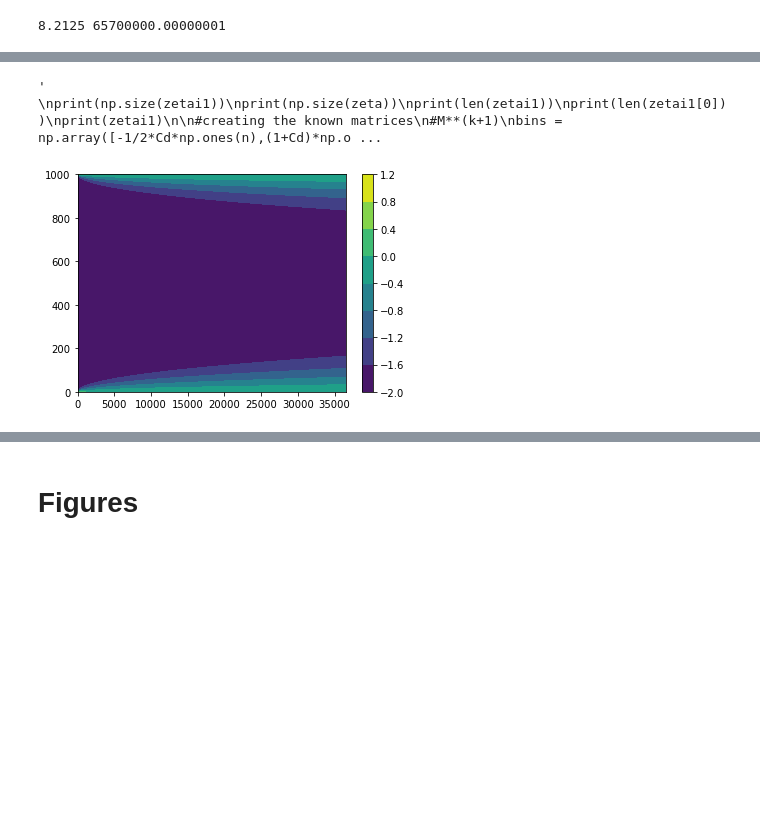
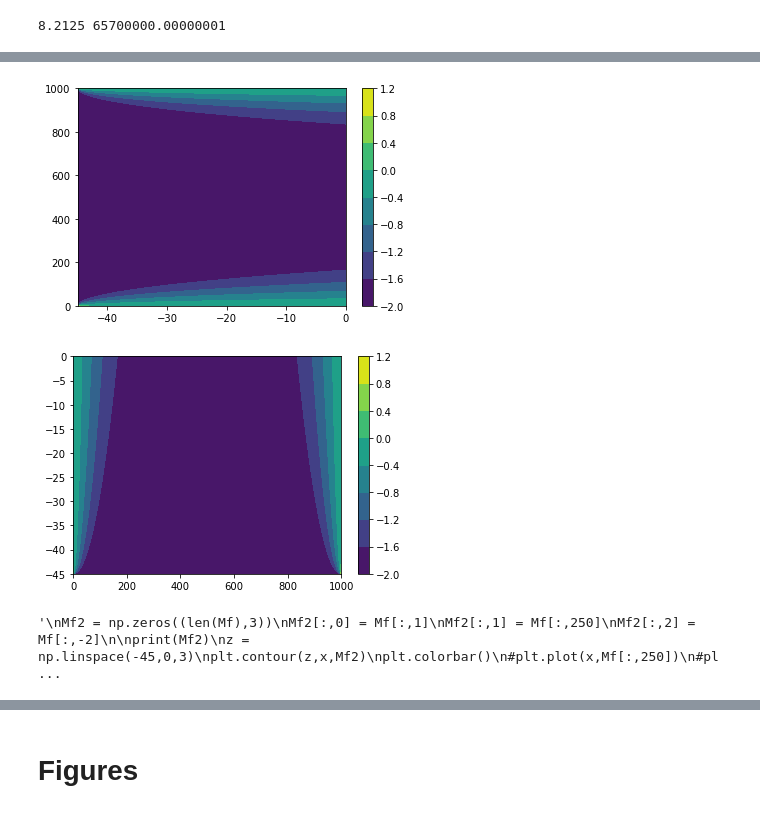
Before and after one commit to ariacreque/4610-Final-Project---Simple-Groundwater-Flow-Models-for-Seawater-Intrusion, a Jupyter notebook: Final Project(1).ipynb, the cells around one changed output, grey strips where cells are left out. Saved outputs shown, nothing was run; the diff lists cells and outputs as text; code cells hidden in the pictures; blank space fills up the shorter version.

```diff
--- a/Final Project(1).ipynb
+++ b/Final Project(1).ipynb
@@ -99,82 +116,73 @@ B = spdiags(data4, diags4,L-1,L-1).toarray()
 #M[0,:] = 0
 #M[0,0] = 1
 
-#hi1 = np.zeros((L-1,500))
+hi1 = np.zeros((L-1,500))
 #zetai1 = np.zeros((L-1,500))
 zeta = np.zeros((L-1,500))  #given values matrix for zeta
 #hmat = np.zeros((L-1,500))  #given values matrix for h
 
 
-#hi1[:,0] = 10 ##CHANGE THIS VALUE, JUST A PLACEHOLDER, INITIAL CONDITION HERE
 #hmat[0,:] = h0
 zeta[:,0] = zeta0
 zeta[-1,:] = zetaf
 
-#print(len(zeta))
-#print(len(zeta[0]))
 
-
-#print((hmat))
 for i in range(0,len(t)-1):
 
     zeta[:,i+1] = np.linalg.inv(A)@(B@zeta[:,i])
-   # hmat[:,i+1] = M@hmat[:,i] + M2@zeta[:,i] #+ N
-   # zeta[:,i+1] = A@zeta[:,i] + B@hmat[:,i+1] #+ dt/n
+    hi1[:,i+1] = zeta[:,i+1]*(-tau/T)
 
- #   hi1[:,i+1] = np.matmul(M,hmat[:,i]) + np.matmul(M2,zetai1[:,i]) #+ N
-  #  zetai1[:,i+1] = np.matmul(A,zeta[:,i]) + np.matmul(B,hi1[:,i+1]) #+ dt/n
-  #  zetai1[:,i+1] = np.linalg.inv(hi1)@(hi@zetai1[:,i]+(0.5*CD)*zeta[:,i]-(-0.5*CD)*zeta[:,i+1])
-  #  hi1[:,i+1] = np.linalg.inv(zetai1)@(zetai@hi1[:,i]+(0.5*CD)*hmat[:,i]-(-0.5*CD)*hmat[:,i+1])
+print(hi1)
 
 Mf = np.zeros((L+1,500))   #final matrix
-Mf[0,:] = -2
+Mf[:,0] = -2
 Mf[1:-1] = zeta[0:,:]
-#Mf[-1,:] = zeta[-1,:]
+Mf[-1,:] = zeta[-1,:]
 
+print(Mf)
 '''
 print(Mf)
 print(hi1)
 print("Zetai1")
 print(zetai1)
 '''
-print(zeta)
+#print(zeta)
 
 z = np.linspace(-45,0,500)
+
+'''
 #print(Mf[0:55])
 #plt.contourf(x[0:20],t,np.transpose(Mf[0:20]))
-plt.contourf(t,x,Mf)
+
+plt.contourf(z,x,Mf)
 #plt.ylim(-45,-38)
 plt.colorbar()
+plt.show()
 
-'''
-for l in range(0,10):
-    plt.plot(x,Mf[:,l])
+plt.contourf(x,z,np.transpose(Mf))
+plt.colorbar()
+plt.show()
+
+for l in range(0,len(Mf)):
+    if l%50==0:
+        plt.plot((Mf[l,:]),z)
+        plt.xlim(-0.01,0.07)
 #plt.ylim(0,5)
-    plt.xlim(0,50)
-    plt.show()
-
-#print(zetai1)
+ #   plt.xlim(0,50)
+#    plt.show()
 '''
 '''
-print(np.size(zetai1))
-print(np.size(zeta))
-print(len(zetai1))
-print(len(zetai1[0]))
-print(zetai1)
+Mf2 = np.zeros((len(Mf),3))
+Mf2[:,0] = Mf[:,1]
+Mf2[:,1] = Mf[:,250]
+Mf2[:,2] = Mf[:,-2]
 
-#creating the known matrices
-#M**(k+1)
-bins = np.array([-1/2*Cd*np.ones(n),(1+Cd)*np.ones(n),-1/2*Cd*np.ones(n)])
-diags = np.array([-1,0,1])
-M_k1 = spdiags(bins,diags,n,n).toarray()
-
-#M**k
-bins2 = np.array([1/2*Cd*np.ones(n),(1-Cd)*np.ones(n),1/2*Cd*np.ones(n)])
-M_k = spdiags(bins2,diags,n,n).toarray()
-
-#A
-A = np.ones(n,len(t))
-A[1,:] = zeta0_a
-A[-1,:] = zeta0_b
+print(Mf2)
+z = np.linspace(-45,0,3)
+plt.contour(z,x,Mf2)
+plt.colorbar()
+#plt.plot(x,Mf[:,250])
+#plt.plot(x,Mf[:,0])
+#plt.plot(x,Mf[:,-1])
 '''
 # %% [output]
@@ -192,5 +204,6 @@ A[-1,:] = zeta0_b
  [-2.          0.82664833 -1.02832184 ... -0.0124888  -0.01247625
   -0.01246374]]
+[figure, new version]
+[figure, added]
-'   \nprint(np.size(zetai1))\nprint(np.size(zeta))\nprint(len(zetai1))\nprint(len(zetai1[0]))\nprint(zetai1)\n\n#creating the known matrices\n#M**(k+1)\nbins = np.array([-1/2*Cd*np.ones(n),(1+Cd)*np.o ...
+'\nMf2 = np.zeros((len(Mf),3))\nMf2[:,0] = Mf[:,1]\nMf2[:,1] = Mf[:,250]\nMf2[:,2] = Mf[:,-2]\n\nprint(Mf2)\nz = np.linspace(-45,0,3)\nplt.contour(z,x,Mf2)\nplt.colorbar()\n#plt.plot(x,Mf[:,250])\n#pl ...
-[figure, old version]
 # %% [markdown]
```
Also changed, not shown: parts of 13 cells of this notebook.
